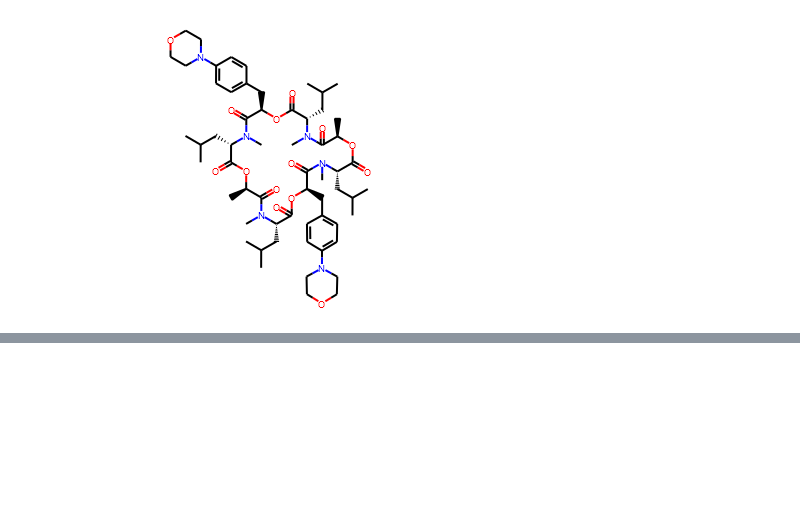
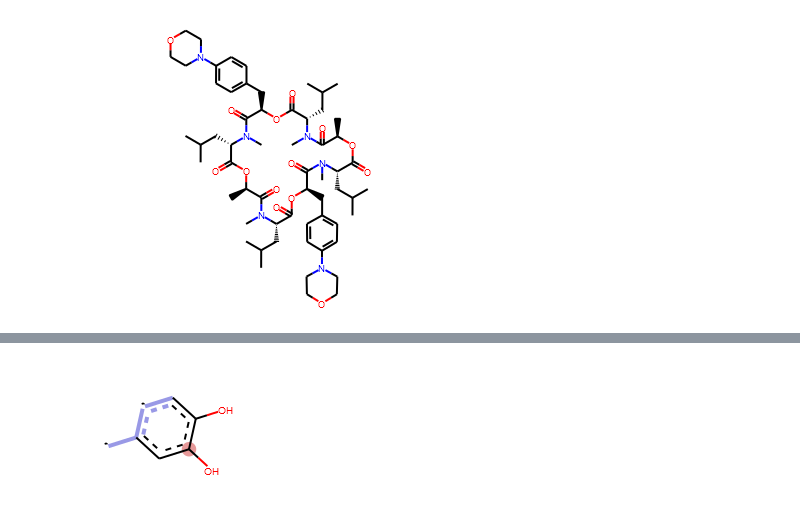
Before and after one commit to rdkit/UGM_2018, a Jupyter notebook: Notebooks/Landrum_Whats_New.ipynb, the cells around one changed output, grey strips where cells are left out. Saved outputs shown, nothing was run; the diff lists cells and outputs as text; code cells hidden in the pictures; blank space fills up the shorter version.

```diff
--- a/Notebooks/Landrum_Whats_New.ipynb
+++ b/Notebooks/Landrum_Whats_New.ipynb
@@ -40,0 +220,4 @@ emodepside
+# %%
+Draw.DrawMorganBit(epinephrine,589,bi,aromaticColor=None,ringColor=None,extraColor=(.6,.6,.9),centerColor=(.9,.6,.6))
+# %% [output]
+[figure, added]
```
Also changed, not shown: parts of 40 cells of this notebook.
